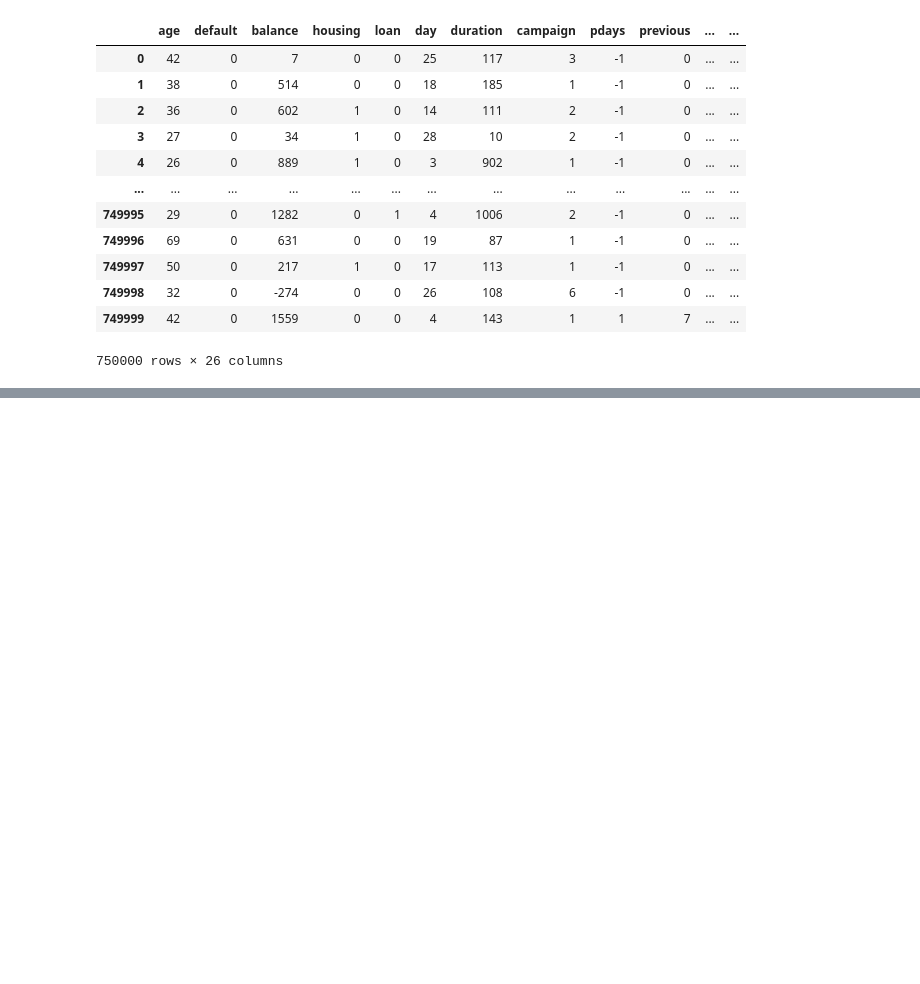
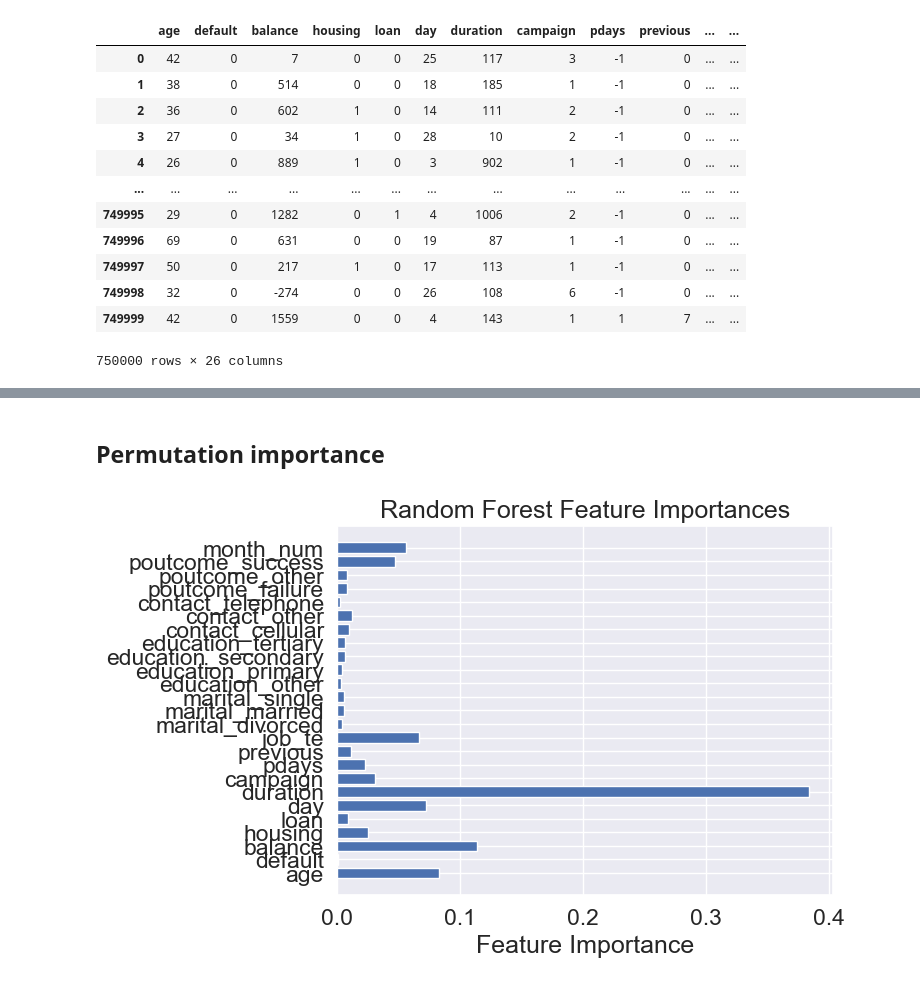
Before and after one commit to MC993/Binary_Classification, a Jupyter notebook: main.ipynb, the cells around one changed output, grey strips where cells are left out. Drawn from its saved outputs; the diff is of its cells as text; code cells hidden in the pictures; blank space fills up the shorter version.

```diff
--- a/main.ipynb
+++ b/main.ipynb
@@ -515,0 +648,20 @@ train_df
+# %% [markdown]
+## Permutation importance
+# %%
+#FInd important features if correlation is weak
+
+clf = RandomForestClassifier(random_state=42)
+
+clf.fit(X_train, y_train)
+
+importance = clf.feature_importances_
+
+# Plot importances
+import matplotlib.pyplot as plt
+feat_names = X_train.columns
+plt.barh(feat_names, importance)
+plt.xlabel("Feature Importance")
+plt.title("Random Forest Feature Importances")
+plt.show()
+# %% [output]
+[figure, added]
```
Also changed, not shown: parts of 14 cells of this notebook, 1 other file.
